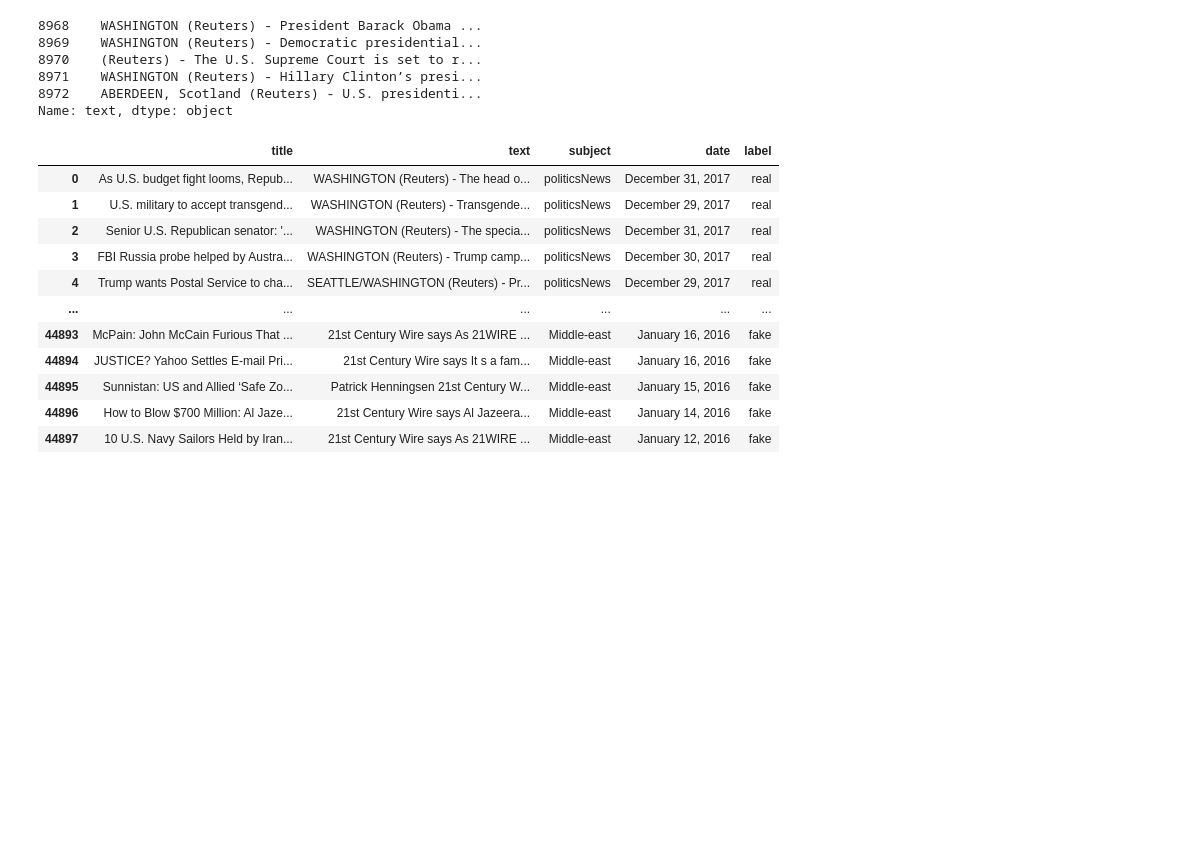
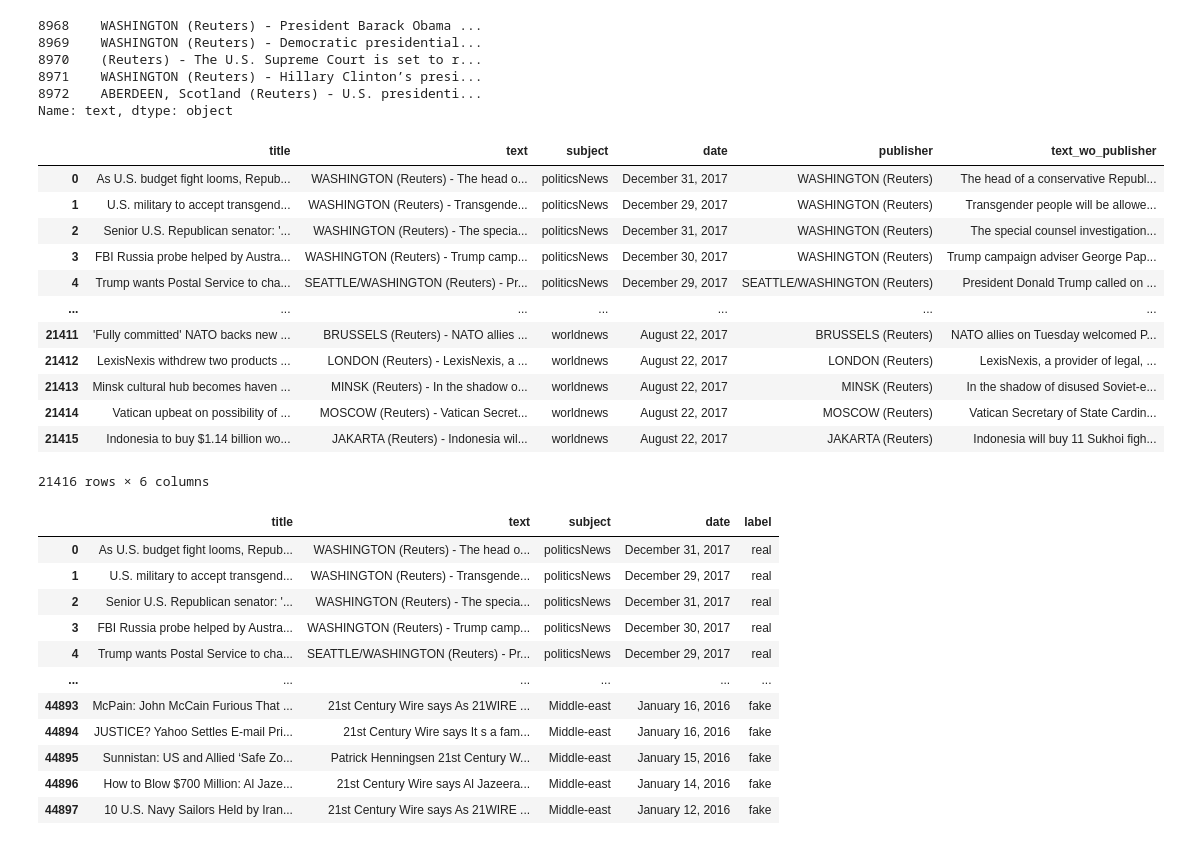
Before and after one commit to y4nrui/nlp-project, a Jupyter notebook: jayden.ipynb, the cells around one changed output. Drawn from its saved outputs; the diff is of its cells as text; code cells hidden in the pictures; blank space fills up the shorter version.

```diff
--- a/jayden.ipynb
+++ b/jayden.ipynb
@@ -292,28 +317,43 @@ Name: text, dtype: object
 # %%
 def remove_publisher(text):
     """
     Function to remove publisher from text eg. 'WASHINGTON (Reuters) - ...'
 
     Parameters:
     -----------
     * string
         |- news article within the dataframe in 'text' column
 
     Returns:
     -------
     * list
         |- a list of strings with publisher and the cleaned text article
     """
     try:
         result = text.split(" - ", maxsplit=1)
         if len(result[0]) > 100:
             result = ["", text]
     except:
         result = ["", text]
     return result
 
-true_df['publisher'] = true_df['text'].apply(lambda x: remove_publisher(x)[0])
-true_df['text_wo_publisher'] = true_df['text'].apply(lambda x: remove_publisher(x)[1])
+true_df['publisher'] = true_df['text'].apply(lambda x: remove_publisher(x)[0]) # extract publisher from news article text into new column
+true_df['text_wo_publisher'] = true_df['text'].apply(lambda x: remove_publisher(x)[1]) # extract news article text without publisher into new column
+true_df
+# %% [output]
+|  | title | text | subject | date | publisher | text_wo_publisher |
+| 0 | As U.S. budget fight looms, Repub... | WASHINGTON (Reuters) - The head o... | politicsNews | December 31, 2017 | WASHINGTON (Reuters) | The head of a conservative Republ... |
+| 1 | U.S. military to accept transgend... | WASHINGTON (Reuters) - Transgende... | politicsNews | December 29, 2017 | WASHINGTON (Reuters) | Transgender people will be allowe... |
+| 2 | Senior U.S. Republican senator: '... | WASHINGTON (Reuters) - The specia... | politicsNews | December 31, 2017 | WASHINGTON (Reuters) | The special counsel investigation... |
+| 3 | FBI Russia probe helped by Austra... | WASHINGTON (Reuters) - Trump camp... | politicsNews | December 30, 2017 | WASHINGTON (Reuters) | Trump campaign adviser George Pap... |
+| 4 | Trump wants Postal Service to cha... | SEATTLE/WASHINGTON (Reuters) - Pr... | politicsNews | December 29, 2017 | SEATTLE/WASHINGTON (Reuters) | President Donald Trump called on ... |
+| ... | ... | ... | ... | ... | ... | ... |
+| 21411 | 'Fully committed' NATO backs new ... | BRUSSELS (Reuters) - NATO allies ... | worldnews | August 22, 2017 | BRUSSELS (Reuters) | NATO allies on Tuesday welcomed P... |
+| 21412 | LexisNexis withdrew two products ... | LONDON (Reuters) - LexisNexis, a ... | worldnews | August 22, 2017 | LONDON (Reuters) | LexisNexis, a provider of legal, ... |
+| 21413 | Minsk cultural hub becomes haven ... | MINSK (Reuters) - In the shadow o... | worldnews | August 22, 2017 | MINSK (Reuters) | In the shadow of disused Soviet-e... |
+| 21414 | Vatican upbeat on possibility of ... | MOSCOW (Reuters) - Vatican Secret... | worldnews | August 22, 2017 | MOSCOW (Reuters) | Vatican Secretary of State Cardin... |
+| 21415 | Indonesia to buy $1.14 billion wo... | JAKARTA (Reuters) - Indonesia wil... | worldnews | August 22, 2017 | JAKARTA (Reuters) | Indonesia will buy 11 Sukhoi figh... |
+21416 rows × 6 columns
 # %%
 true_df.to_csv('data/test.csv')
 # %%
```
Also changed, not shown: parts of 3 cells of this notebook, 7 other files.
